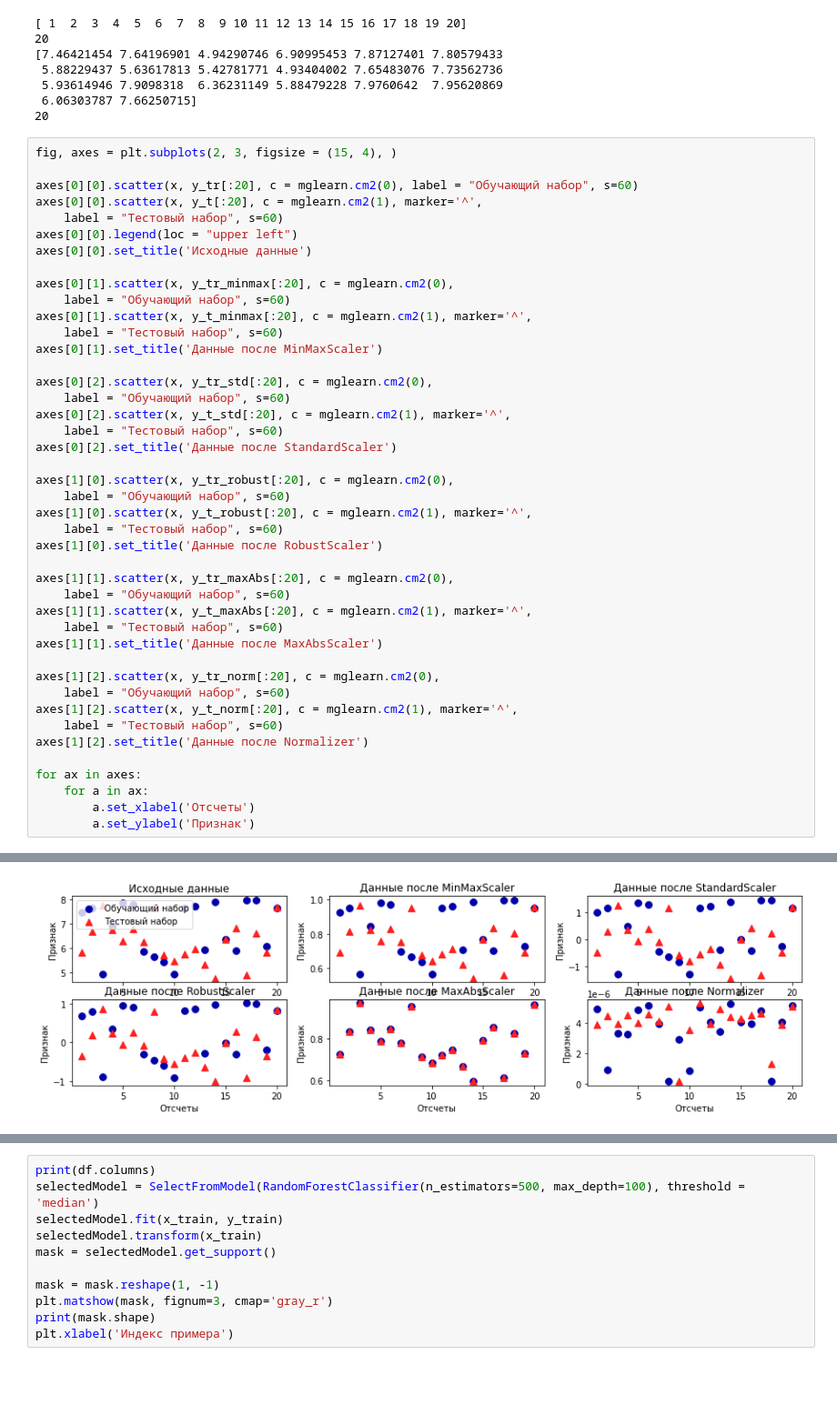
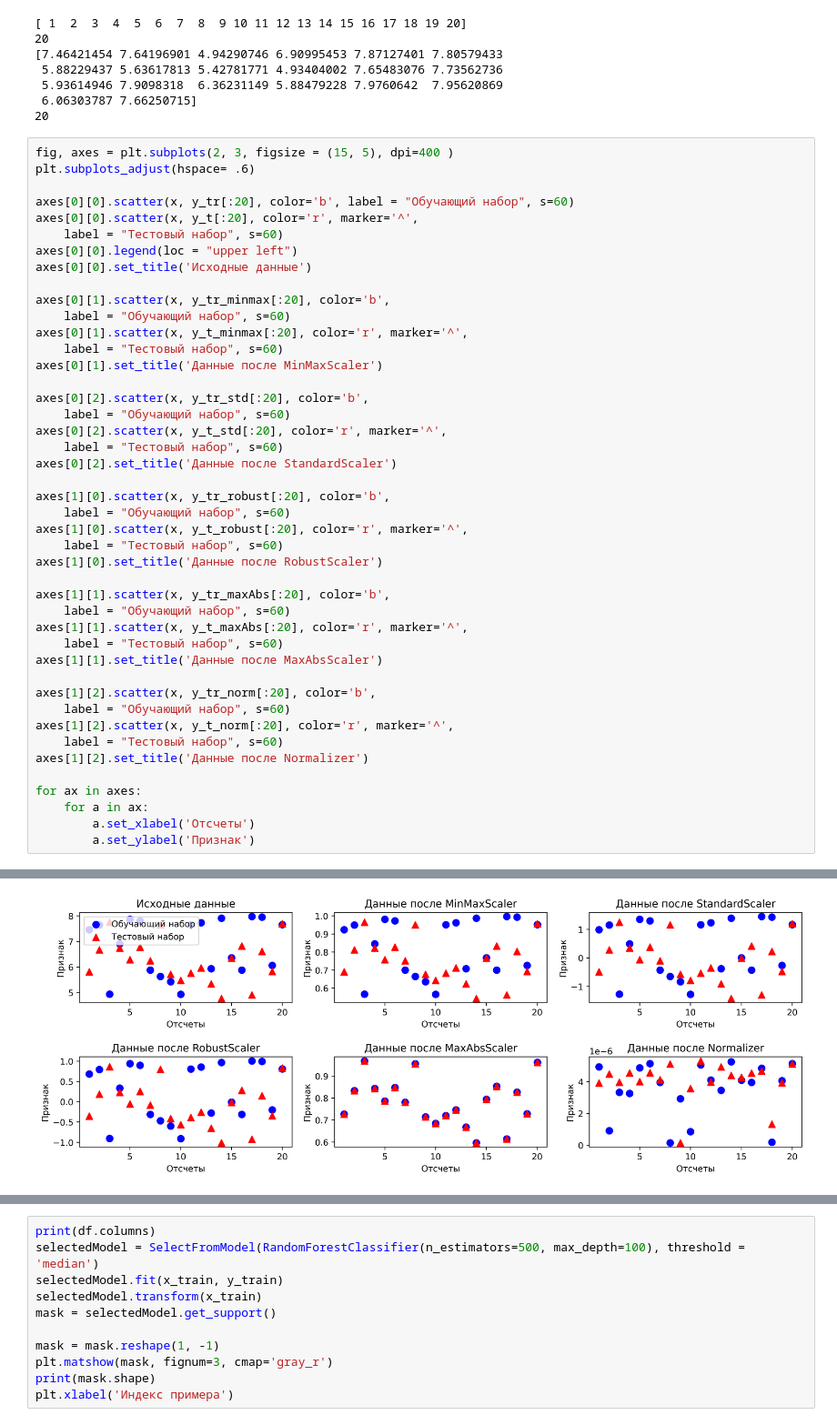
Before and after one commit to AlexKonstantinoff/PythonProjects, a Jupyter notebook: clamp_analysis.ipynb, the cells around one changed output, grey strips where cells are left out. Shown at 91% size. Cells and saved outputs as stored; diff of their text form; blank space fills up the shorter version.

```diff
--- a/clamp_analysis.ipynb
+++ b/clamp_analysis.ipynb
@@ -75,41 +74,42 @@ print(len(y_tr[:20]))
  6.06303787 7.66250715]
 20
 # %%
-fig, axes = plt.subplots(2, 3, figsize = (15, 4), )
+fig, axes = plt.subplots(2, 3, figsize = (15, 5), dpi=400 )
+plt.subplots_adjust(hspace= .6)
 
-axes[0][0].scatter(x, y_tr[:20], c = mglearn.cm2(0), label = "Обучающий набор", s=60)
-axes[0][0].scatter(x, y_t[:20], c = mglearn.cm2(1), marker='^',
+axes[0][0].scatter(x, y_tr[:20], color='b', label = "Обучающий набор", s=60)
+axes[0][0].scatter(x, y_t[:20], color='r', marker='^',
     label = "Тестовый набор", s=60)
 axes[0][0].legend(loc = "upper left")
 axes[0][0].set_title('Исходные данные')
 
-axes[0][1].scatter(x, y_tr_minmax[:20], c = mglearn.cm2(0),
+axes[0][1].scatter(x, y_tr_minmax[:20], color='b',
     label = "Обучающий набор", s=60)
-axes[0][1].scatter(x, y_t_minmax[:20], c = mglearn.cm2(1), marker='^',
+axes[0][1].scatter(x, y_t_minmax[:20], color='r', marker='^',
     label = "Тестовый набор", s=60)
 axes[0][1].set_title('Данные после MinMaxScaler')
 
-axes[0][2].scatter(x, y_tr_std[:20], c = mglearn.cm2(0),
+axes[0][2].scatter(x, y_tr_std[:20], color='b',
     label = "Обучающий набор", s=60)
-axes[0][2].scatter(x, y_t_std[:20], c = mglearn.cm2(1), marker='^',
+axes[0][2].scatter(x, y_t_std[:20], color='r', marker='^',
     label = "Тестовый набор", s=60)
 axes[0][2].set_title('Данные после StandardScaler')
 
-axes[1][0].scatter(x, y_tr_robust[:20], c = mglearn.cm2(0),
+axes[1][0].scatter(x, y_tr_robust[:20], color='b',
     label = "Обучающий набор", s=60)
-axes[1][0].scatter(x, y_t_robust[:20], c = mglearn.cm2(1), marker='^',
+axes[1][0].scatter(x, y_t_robust[:20], color='r', marker='^',
     label = "Тестовый набор", s=60)
 axes[1][0].set_title('Данные после RobustScaler')
 
-axes[1][1].scatter(x, y_tr_maxAbs[:20], c = mglearn.cm2(0),
+axes[1][1].scatter(x, y_tr_maxAbs[:20], color='b',
     label = "Обучающий набор", s=60)
-axes[1][1].scatter(x, y_t_maxAbs[:20], c = mglearn.cm2(1), marker='^',
+axes[1][1].scatter(x, y_t_maxAbs[:20], color='r', marker='^',
     label = "Тестовый набор", s=60)
 axes[1][1].set_title('Данные после MaxAbsScaler')
 
-axes[1][2].scatter(x, y_tr_norm[:20], c = mglearn.cm2(0),
+axes[1][2].scatter(x, y_tr_norm[:20], color='b',
     label = "Обучающий набор", s=60)
-axes[1][2].scatter(x, y_t_norm[:20], c = mglearn.cm2(1), marker='^',
+axes[1][2].scatter(x, y_t_norm[:20], color='r', marker='^',
     label = "Тестовый набор", s=60)
 axes[1][2].set_title('Данные после Normalizer')
 
@@ -133,2 +121,2 @@ for ax in axes:
-[figure, old version]
+[figure, new version]
 # %%
```
Also changed, not shown: parts of 9 cells of this notebook.
